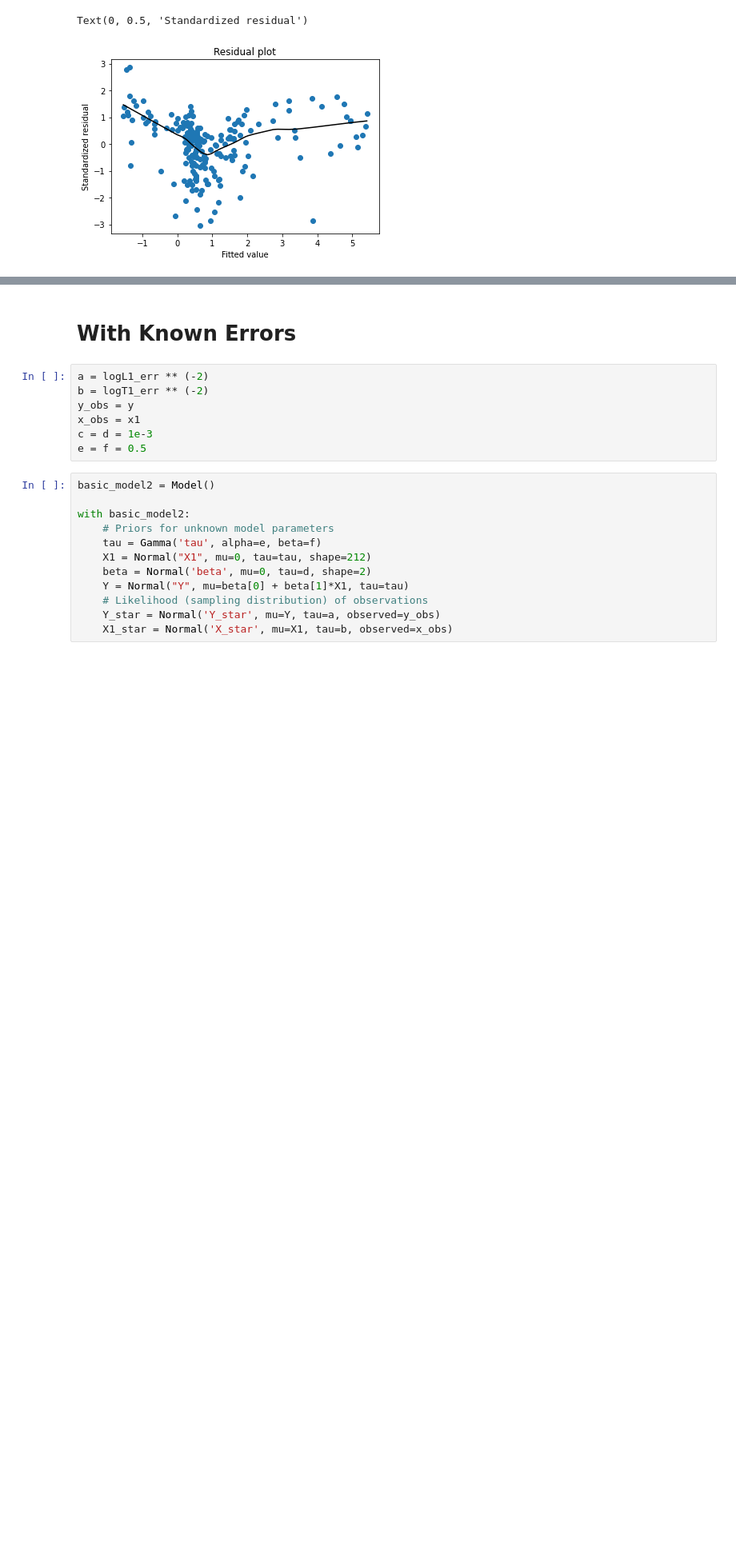
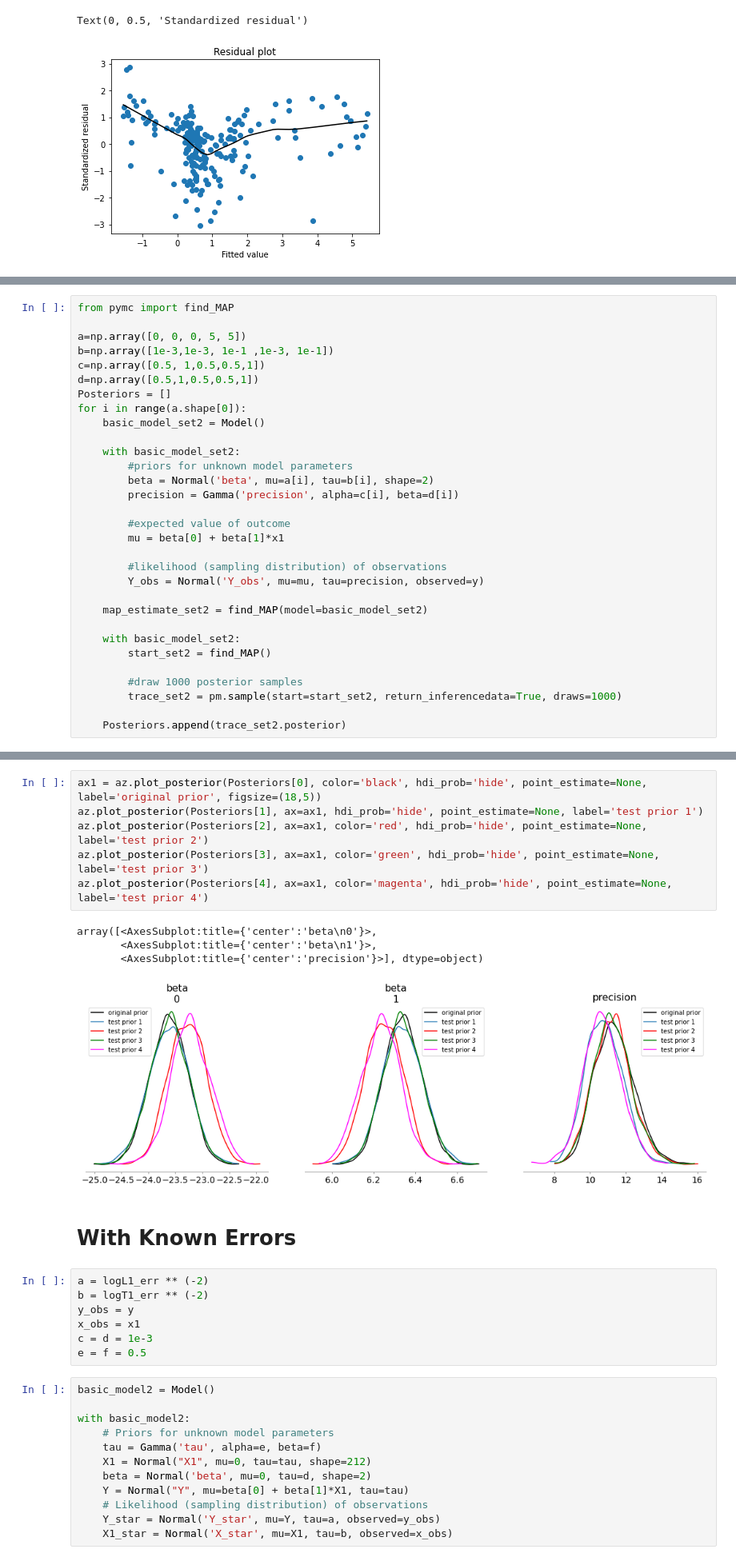
Before and after one commit to kiet631997/Project2_Bayes_AST, a Jupyter notebook: Project_2_final.ipynb, the cells around one changed output, grey strips where cells are left out. Shown at 80% size. Saved outputs shown, nothing was run; the diff lists cells and outputs as text; blank space fills up the shorter version.

```diff
--- a/Project_2_final.ipynb
+++ b/Project_2_final.ipynb
@@ -258,0 +261,31 @@ Text(0, 0.5, 'Standardized residual')
+# %%
+from pymc import find_MAP
+
+a=np.array([0, 0, 0, 5, 5])
+b=np.array([1e-3,1e-3, 1e-1 ,1e-3, 1e-1])
+c=np.array([0.5, 1,0.5,0.5,1])
+d=np.array([0.5,1,0.5,0.5,1])
+Posteriors = []
+for i in range(a.shape[0]):
+    basic_model_set2 = Model()
+
+    with basic_model_set2:
+        #priors for unknown model parameters
+        beta = Normal('beta', mu=a[i], tau=b[i], shape=2)
+        precision = Gamma('precision', alpha=c[i], beta=d[i])
+
+        #expected value of outcome
+        mu = beta[0] + beta[1]*x1
+
+        #likelihood (sampling distribution) of observations
+        Y_obs = Normal('Y_obs', mu=mu, tau=precision, observed=y)
+
+    map_estimate_set2 = find_MAP(model=basic_model_set2)
+
+    with basic_model_set2:
+        start_set2 = find_MAP()
+
+        #draw 1000 posterior samples
+        trace_set2 = pm.sample(start=start_set2, return_inferencedata=True, draws=1000)
+
+    Posteriors.append(trace_set2.posterior)
@@ -259,3 +312,14 @@ Text(0, 0.5, 'Standardized residual')
+# %%
+ax1 = az.plot_posterior(Posteriors[0], color='black', hdi_prob='hide', point_estimate=None, label='original prior', figsize=(18,5))
+az.plot_posterior(Posteriors[1], ax=ax1, hdi_prob='hide', point_estimate=None, label='test prior 1')
+az.plot_posterior(Posteriors[2], ax=ax1, color='red', hdi_prob='hide', point_estimate=None, label='test prior 2')
+az.plot_posterior(Posteriors[3], ax=ax1, color='green', hdi_prob='hide', point_estimate=None, label='test prior 3')
+az.plot_posterior(Posteriors[4], ax=ax1, color='magenta', hdi_prob='hide', point_estimate=None, label='test prior 4')
+# %% [output]
+array([<AxesSubplot:title={'center':'beta\n0'}>,
+       <AxesSubplot:title={'center':'beta\n1'}>,
+       <AxesSubplot:title={'center':'precision'}>], dtype=object)
+[figure, added]
 # %% [markdown]
 # With Known Errors
 # %%
```
Also changed, not shown: parts of 8 cells of this notebook.
